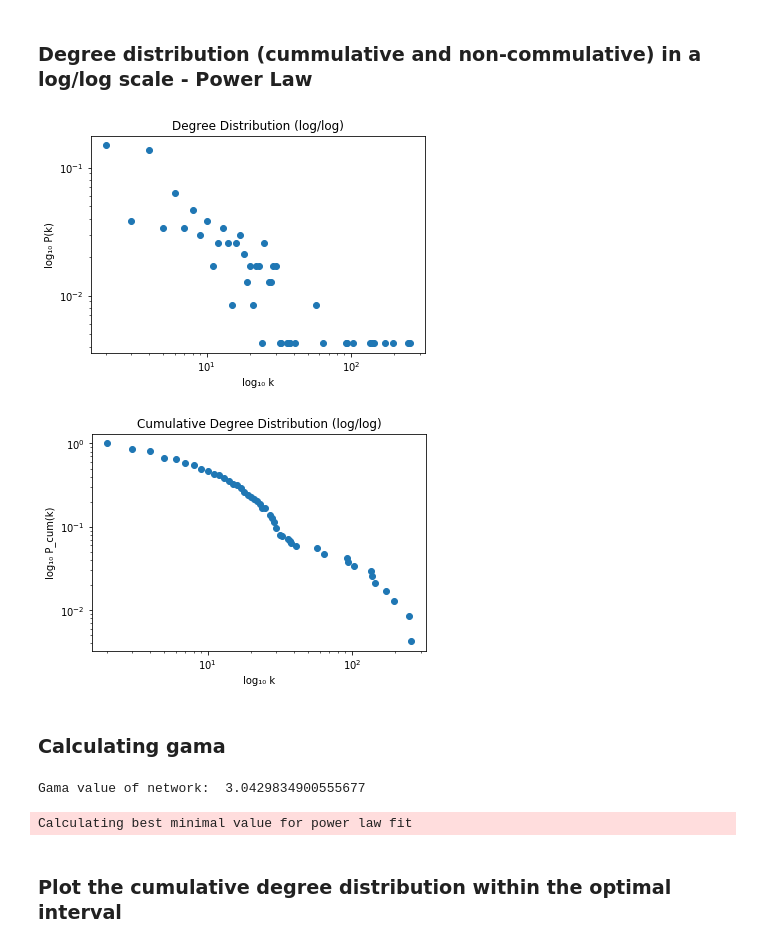
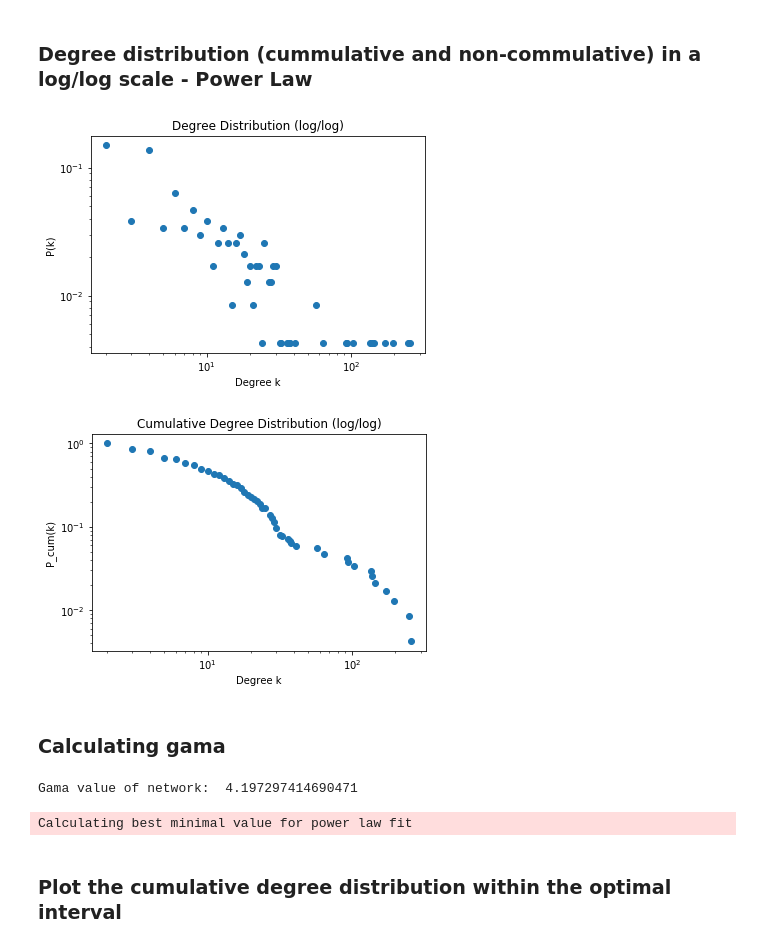
Before and after one commit to DCalhas/RC_Project, a Jupyter notebook: airports_RC.ipynb, the cells around one changed output. Saved outputs shown, nothing was run; the diff lists cells and outputs as text; code cells hidden in the pictures.

```diff
--- a/airports_RC.ipynb
+++ b/airports_RC.ipynb
@@ -146,14 +146,16 @@ deg, cnt = zip(*degreeCount.items())
 cnt = list(cnt)
 
 
-# Normalize cnt getting %
+# Normalize cnt in cnt_norm getting %
 total_sum = sum(cnt)
+cnt_norm = []
 for i in range(len(cnt)):
-    cnt[i] = cnt[i]/total_sum
+    cnt_norm += [cnt[i]/total_sum]
+
 
 ax = plt.subplot()
-plt.bar(deg, cnt, width=0.5, color='b', tick_label=[d for d in deg])
-plt.plot(deg, cnt, linestyle='--')
+plt.bar(deg, cnt_norm, width=0.5, color='b', tick_label=[d for d in deg])
+plt.plot(deg, cnt_norm, linestyle='--')
 plt.title("Degree Distribution")
 plt.ylabel("Probability P(k)")
 plt.xlabel("Degree k")
@@ -168,51 +170,55 @@ plt.show()
 # %%
 ###################################################################################
 #Plotting the power law in a log log scale ---- Non cummulative plot
 ###################################################################################
 
 plt.figure()
 plt.title("Degree Distribution (log/log)")
-plt.ylabel("log₁₀ P(k)")
-plt.xlabel("log₁₀ k")
+plt.ylabel("P(k)")
+plt.xlabel("Degree k")
 
-plt.loglog(deg, cnt, 'o')
-
+plt.loglog(deg, cnt_norm, 'o')
 
 ###################################################################################
 #Plotting the power law in a log log scale ---- Cummulative plot
 ###################################################################################
 
 
 # Build cummulative vector
 cnt_cdf = []
-for i in range(len(cnt)):
-	cnt_cdf += [sum(cnt[0:i+1])]
+for i in range(len(cnt_norm)):
+	cnt_cdf += [sum(cnt_norm[0:i+1])]
 
 plt.figure()
 
 plt.title("Cumulative Degree Distribution (log/log)")
-plt.ylabel("log₁₀ P_cum(k)")
-plt.xlabel("log₁₀ k")
+plt.ylabel("P_cum(k)")
+plt.xlabel("Degree k")
 plt.loglog(deg, cnt_cdf, 'o')
 
 plt.show()
 
 #package python to compute the linear line is named power law https://pypi.org/project/powerlaw/
 # %% [output]
-[figure, old version]
+[figure, new version]
-[figure, old version]
+[figure, new version]
 # %% [markdown]
 ### Calculating gama
 # %%
 import powerlaw as pl
 
+# Build a non-normalized histogram with small values instead of 0's
+cnt_nn = [0.1] * 259
+for x in range(0, 259):
+    if x in deg:
+        cnt_nn[x] = cnt[deg.index(x)]
+
 # Fits the parameters of the distribution to the data.
-fit = pl.Fit(cnt_cdf)
-
+fit = pl.Fit(cnt_nn)
 
 print("Gama value of network: ", fit.alpha)
 # %% [output]
-Gama value of network:  3.0429834900555677
+Gama value of network:  4.197297414690471
 Calculating best minimal value for power law fit
 # %% [markdown]
 ### Plot the cumulative degree distribution within the optimal interval
```
Also changed, not shown: parts of 4 cells of this notebook.
